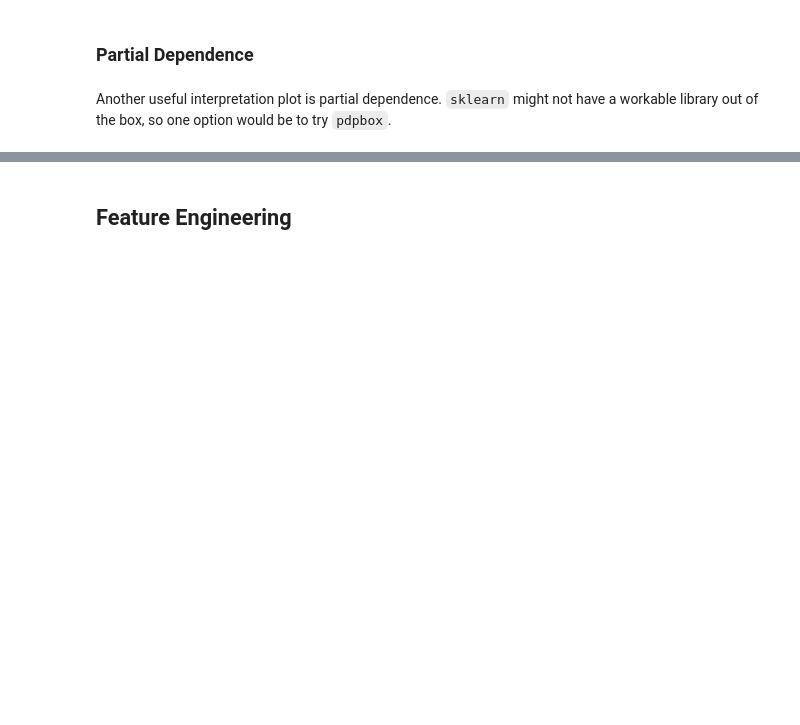
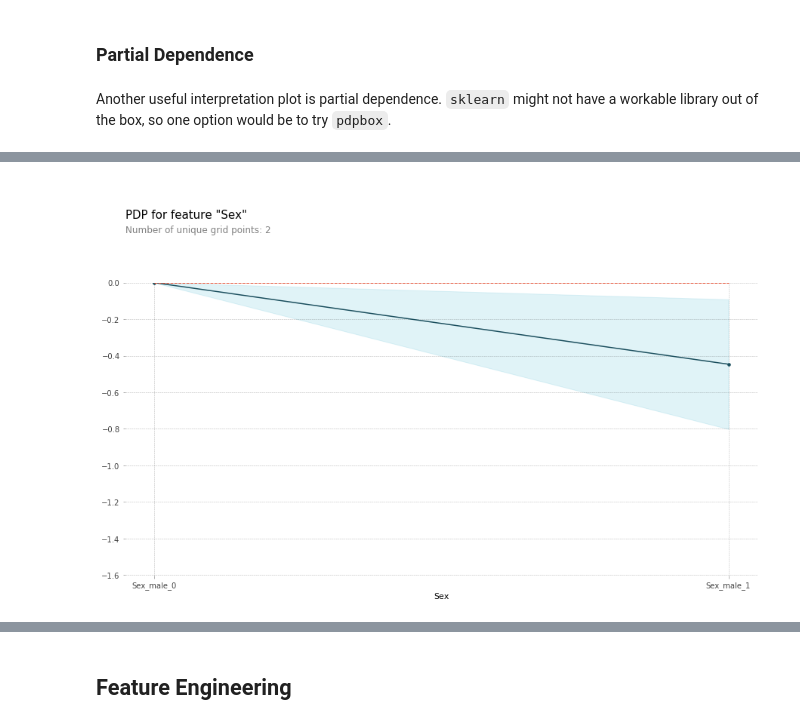
Before and after one commit to yxlee245/aiap-week-1, a Jupyter notebook: week1-release.ipynb, the cells around one changed output, grey strips where cells are left out. Cells and saved outputs as stored; diff of their text form; code cells hidden in the pictures; blank space fills up the shorter version.

```diff
--- a/week1-release.ipynb
+++ b/week1-release.ipynb
@@ -486,0 +631,8 @@ Another useful interpretation plot is partial dependence. `sklearn` might not ha
+# %%
+# Plot PDP for Sex
+pdp_sex = pdp.pdp_isolate(model=rf_v2, dataset=X_train.assign(Survived=y_train),
+                        model_features=list(X_train.columns),feature='Sex_male',
+                        num_grid_points=20)
+pdp.pdp_plot(pdp_isolate_out=pdp_sex, feature_name='Sex');
+# %% [output]
+[figure, added]
```
Also changed, not shown: parts of 41 cells of this notebook, 1 other file.
